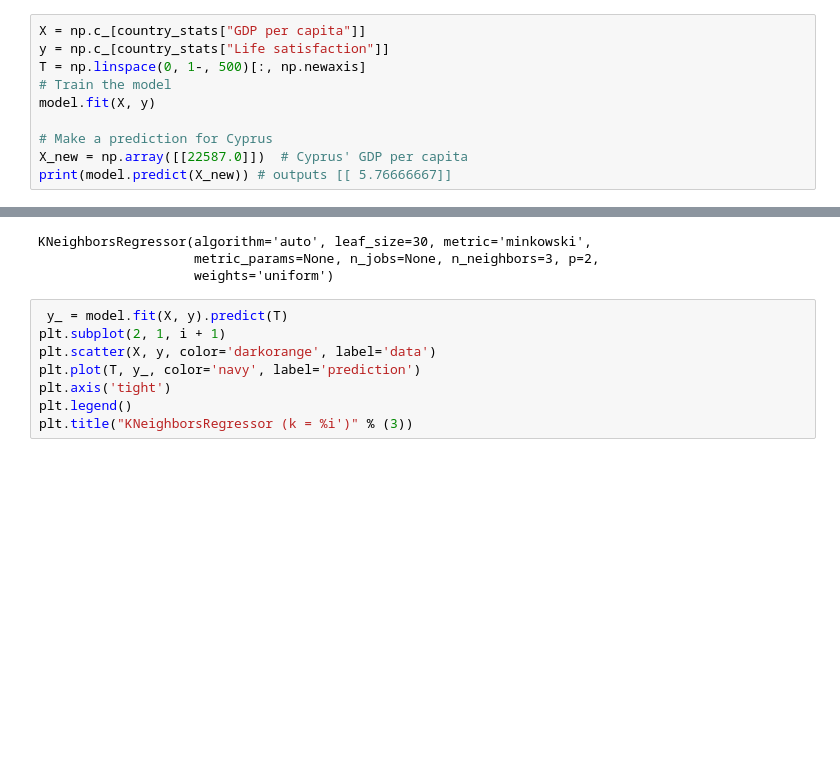
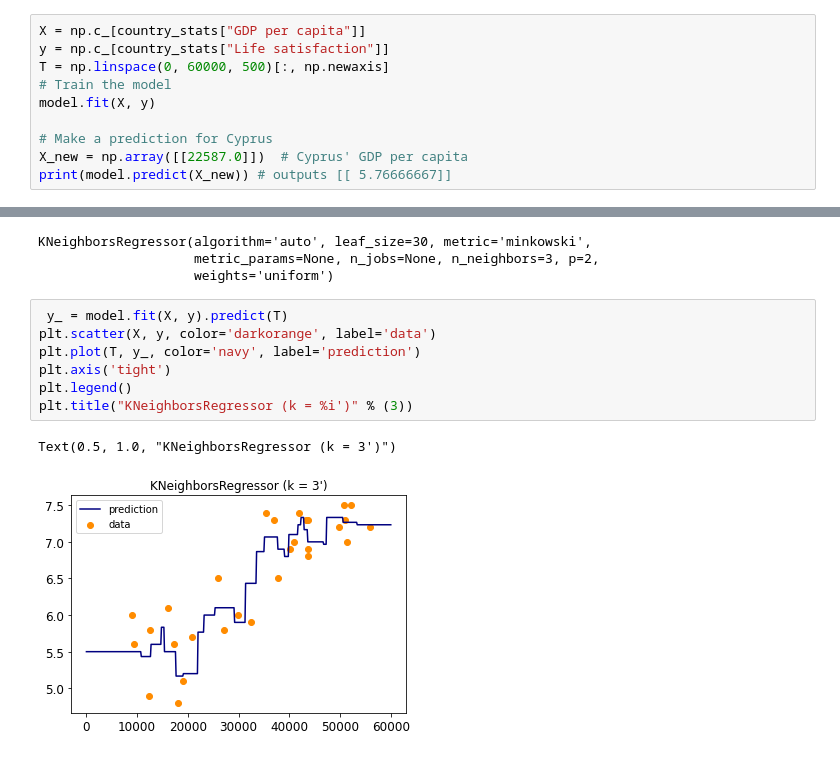
Before and after one commit to diegostaPy/cursoIA, a Jupyter notebook: Clase1/Parte1/01_introduccion.ipynb, the cells around one changed output, grey strips where cells are left out. Cells and saved outputs as stored; diff of their text form; blank space fills up the shorter version.

```diff
--- a/Clase1/Parte1/01_introduccion.ipynb
+++ b/Clase1/Parte1/01_introduccion.ipynb
@@ -394,7 +394,7 @@ model = KNeighborsRegressor(n_neighbors=3)
 # %%
 X = np.c_[country_stats["GDP per capita"]]
 y = np.c_[country_stats["Life satisfaction"]]
-T = np.linspace(0, 1-, 500)[:, np.newaxis]
+T = np.linspace(0, 60000, 500)[:, np.newaxis]
 # Train the model
 model.fit(X, y)
 
@@ -411,9 +411,11 @@ KNeighborsRegressor(algorithm='auto', leaf_size=30, metric='minkowski',
                     weights='uniform')
 # %%
  y_ = model.fit(X, y).predict(T)
-plt.subplot(2, 1, i + 1)
 plt.scatter(X, y, color='darkorange', label='data')
 plt.plot(T, y_, color='navy', label='prediction')
 plt.axis('tight')
 plt.legend()
 plt.title("KNeighborsRegressor (k = %i')" % (3))
+# %% [output]
+Text(0.5, 1.0, "KNeighborsRegressor (k = 3')")
+[figure, added]
```
